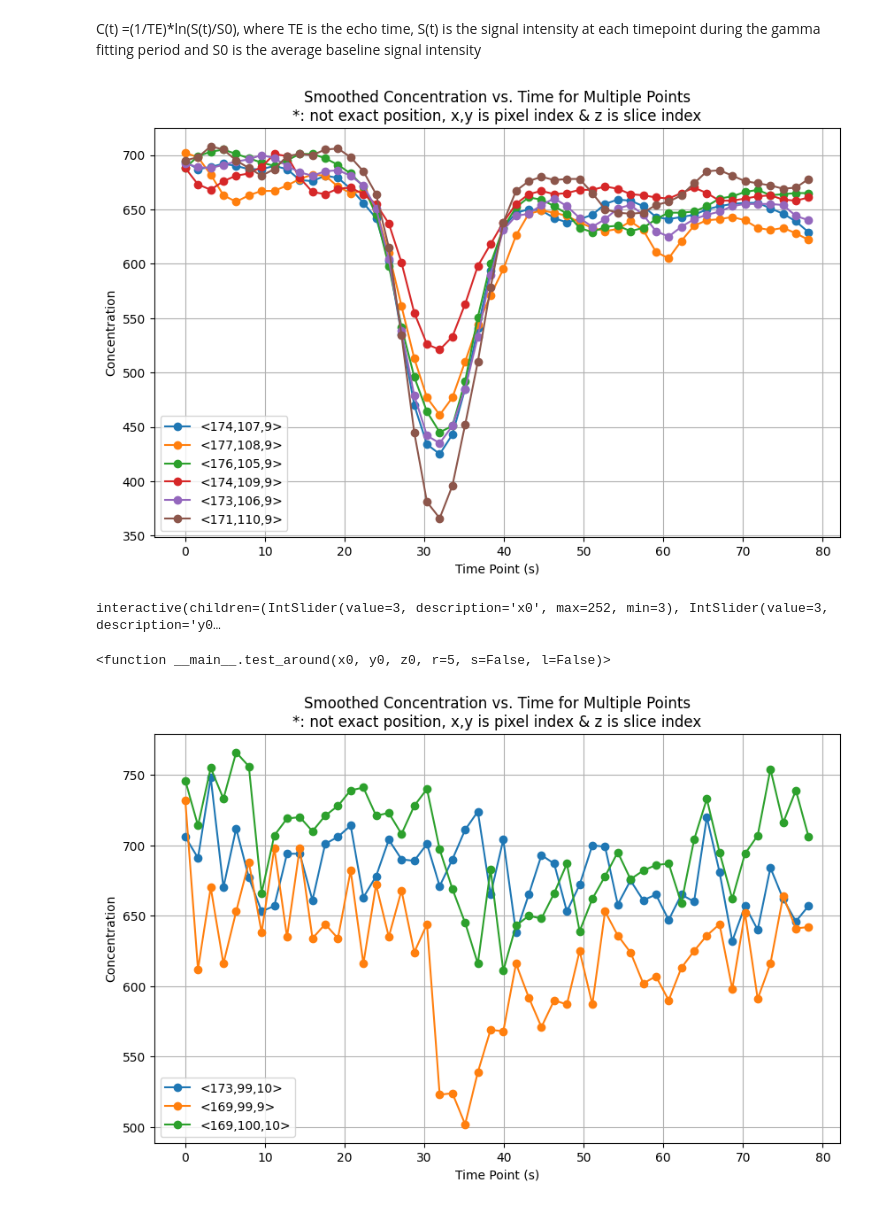
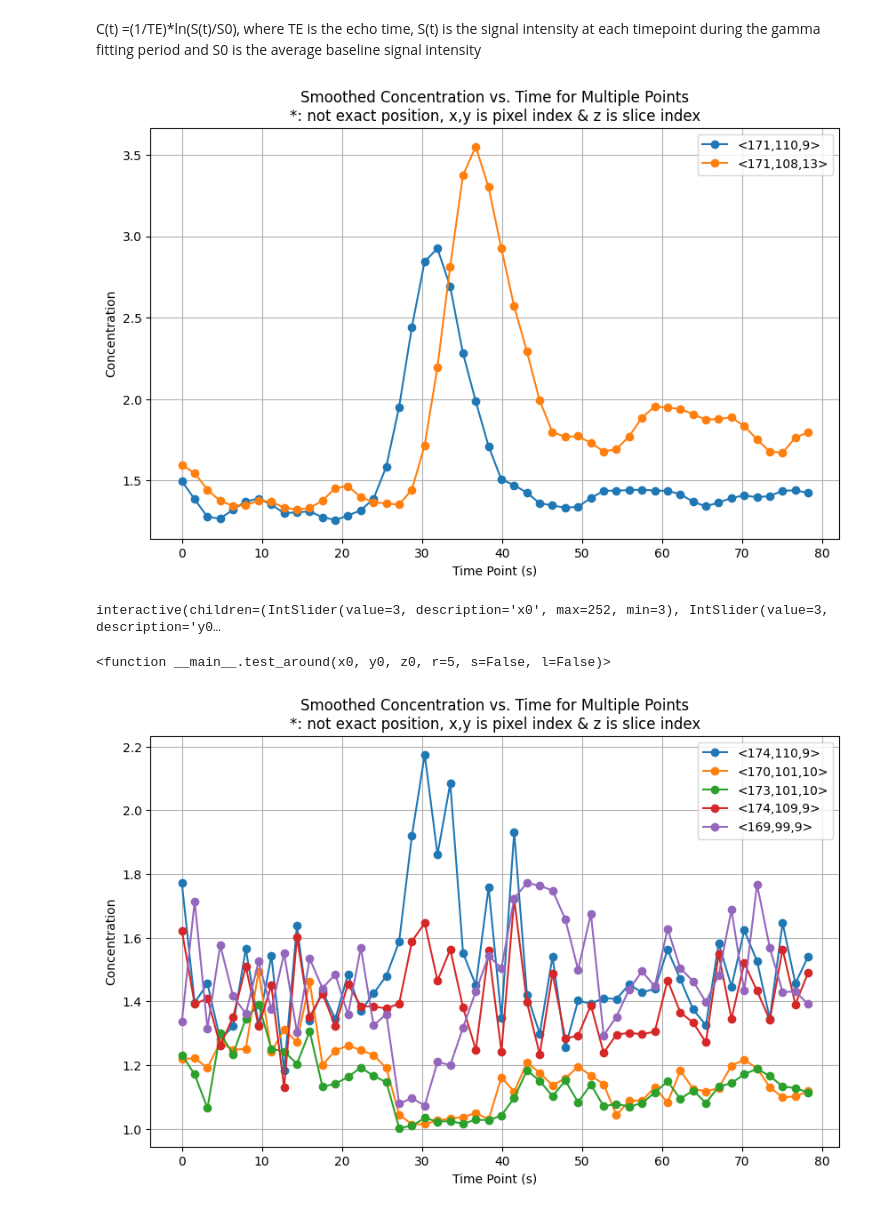
Before and after one commit to qqgjyx/MATH-Group, a Jupyter notebook: main.ipynb, the cells around one changed output. Saved outputs shown, nothing was run; the diff lists cells and outputs as text; code cells hidden in the pictures.

```diff
--- a/main.ipynb
+++ b/main.ipynb
@@ -33,8 +34,8 @@ for file in dicom_files:
 
     # Preprocess the image as necessary. This is just a placeholder for any actual preprocessing you need to do.
     # For example: image = preprocess(ds.pixel_array)
-    # image_data.append(equalize_adapthist(gaussian(ds.pixel_array, sigma=1)))
-    image_data.append(ds.pixel_array)
+    image_data.append(equalize_adapthist(gaussian(ds.pixel_array, sigma=1)))
+    # image_data.append(ds.pixel_array)
 
     # Extract acquisition time; note that you'll need to adjust 'AcquisitionTime' based on your DICOM files' metadata structure
     acquisition_times.append(time_to_seconds(ds.AcquisitionTime))
@@ -135,0 +141,29 @@ plt.show()
+# %%
+a = []
+for i in range(len(image_data_sorted)):
+    a.append(i)
+
+a = np.asarray(a)
+# Assuming image_position and image_position_sorted are your original and sorted position lists respectively
+
+# Convert lists to numpy arrays for easier slicing
+original_positions = np.array(acquisition_time_sorted)
+sorted_positions = np.array(acquisition_time_sorted)
+
+# Before sorting
+plt.figure(figsize=(10, 5))
+plt.subplot(1, 2, 1)  # 1 row, 2 columns, 1st subplot
+plt.scatter(a[:], original_positions[:], alpha=0.6)
+plt.title('Time Before Sorting')
+plt.xlabel('X')
+plt.ylabel('Y')
+
+# After sorting
+plt.subplot(1, 2, 2)  # 1 row, 2 columns, 2nd subplot
+plt.scatter(a[:], sorted_positions[:], alpha=0.6)
+plt.title('Time After Sorting')
+plt.xlabel('X')
+plt.ylabel('Y')
+
+plt.tight_layout()
+plt.show()
@@ -148,7 +184,7 @@ def intensity_to_concentration(intensity, baseline=None):
 
     # Calculating contrast agent concentration using the provided formula
     # ct = (1/te) * np.log(st/s0)
-    ct = st
+    ct = 1/st
     return ct
 
 def plt_point(x,y,z,view=False):
@@ -253,16 +289,15 @@ def plt_pointss(xyztuples=None, view=False, smooth=False, legend_on=False):
 # plt_points(xyztuples, view=True)
 # %%
 xyztuples = [
-    (174,107,9),
-    (177,108,9),
-    (176,105,9),
-    (174,109,9),
-    (173,106,9),
-    (171,110,9)
+    (171,110,9),
+
+    # (173,103,13),
+    # (173,104,13),
+    (171,108,13)
     ]
 plt_pointss(xyztuples,smooth=True, legend_on=True)
 # %% [output]
-[figure, old version]
+[figure, new version]
 # %%
 def test_around(x0,y0,z0,r=5,s=False, l=False):
     xyztuples=[]
@@ -285,13 +320,17 @@ interactive(children=(IntSlider(value=3, description='x0', max=252, min=3), IntS
 <function __main__.test_around(x0, y0, z0, r=5, s=False, l=False)>
 # %%
 xyztuples = [
-    (173,99,10),
-    (169,99,9),
-    (169,100,10),
+    (174,110,9),
+    (170,101,10),
+
+    (173,101,10),
+    (174,109,9),
+
+    (169,99,9)
     ]
 plt_pointss(xyztuples, legend_on=True)
 # %% [output]
-[figure, old version]
+[figure, new version]
 # %%
 def read_point4time(x,y,z):
     """Read time points for a given slice."""
```
Also changed, not shown: parts of 10 cells of this notebook.
